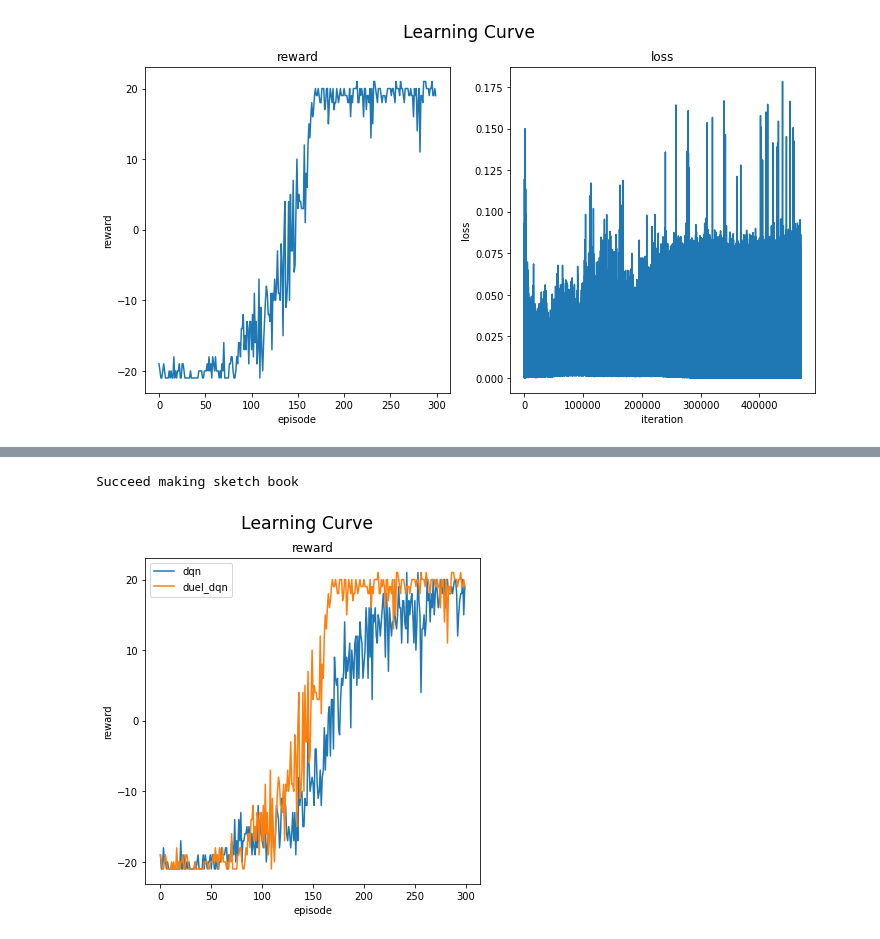
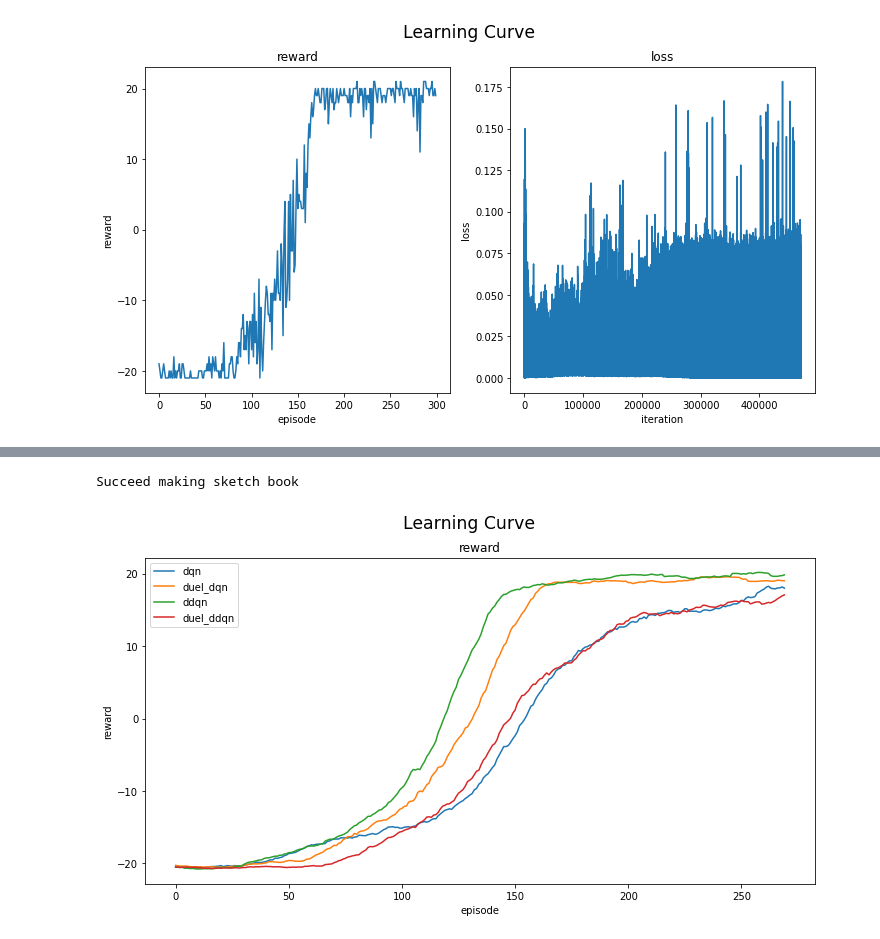
Before and after one commit to ahagyue/DIYA_RL_TEXTBOOK, a Jupyter notebook: DQN.ipynb, the cells around one changed output, grey strips where cells are left out. Saved outputs shown, nothing was run; the diff lists cells and outputs as text; code cells hidden in the pictures.

Commit message:
implement ddqn

```diff
--- a/DQN.ipynb
+++ b/DQN.ipynb
@@ -105,3 +98,9 @@ duel_dqn_agent.training()
 # %% [output]
 Succeed making sketch book
 [figure]
+# %%
+replay_buffer = Replay(capacity=args["replay_buffer_capacity"])
+
+args["model_name"] = "ddqn"
+ddqn_agent = DDqnAgent(env=env, q_val=AtariDQN, replay_buffer=replay_buffer, epsilon=epsilon, args=args)
+ddqn_agent.training()
@@ -107,0 +110,6 @@ Succeed making sketch book
+# %%
+replay_buffer = Replay(capacity=args["replay_buffer_capacity"])
+
+args["model_name"] = "duel_ddqn"
+duel_ddqn_agent = DDqnAgent(env=env, q_val=AtariDuelDQN, replay_buffer=replay_buffer, epsilon=epsilon, args=args)
+duel_ddqn_agent.training()
@@ -108,11 +119,13 @@ Succeed making sketch book
 # %%
 from common.plot import Plots
 from common.common import plot_learning_curve as plot
+from common.common import smoothing
 
-learning_curve = Plots(fig=plt.figure(figsize=(6, 6)), subplot_num=1, position=(1, 1), suptitle="Learning Curve")
+learning_curve = Plots(fig=plt.figure(figsize=(12, 6)), subplot_num=1, position=(1, 1), suptitle="Learning Curve")
 plot(sketch_book=learning_curve,
-     rewards=[dqn_agent.reward_sum_list, duel_dqn_agent.reward_sum_list],
-     legend=["dqn", "duel_dqn"])
+     rewards=[smoothing(dqn_agent.reward_sum_list), smoothing(duel_dqn_agent.reward_sum_list),
+              smoothing(ddqn_agent.reward_sum_list), smoothing(duel_ddqn_agent.reward_sum_list)],
+     legend=["dqn", "duel_dqn", "ddqn", "duel_ddqn"])
 # %% [output]
 Succeed making sketch book
-[figure, old version]
+[figure, new version]
```
Also changed, not shown: parts of 6 cells of this notebook, 4 other files.
